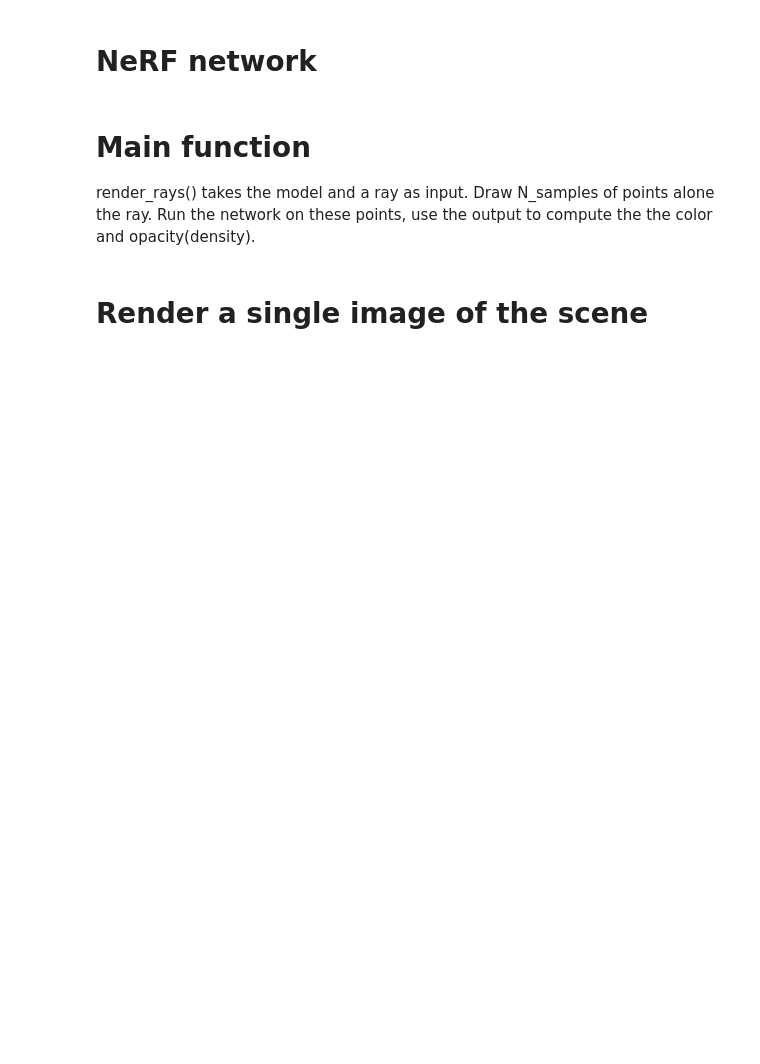
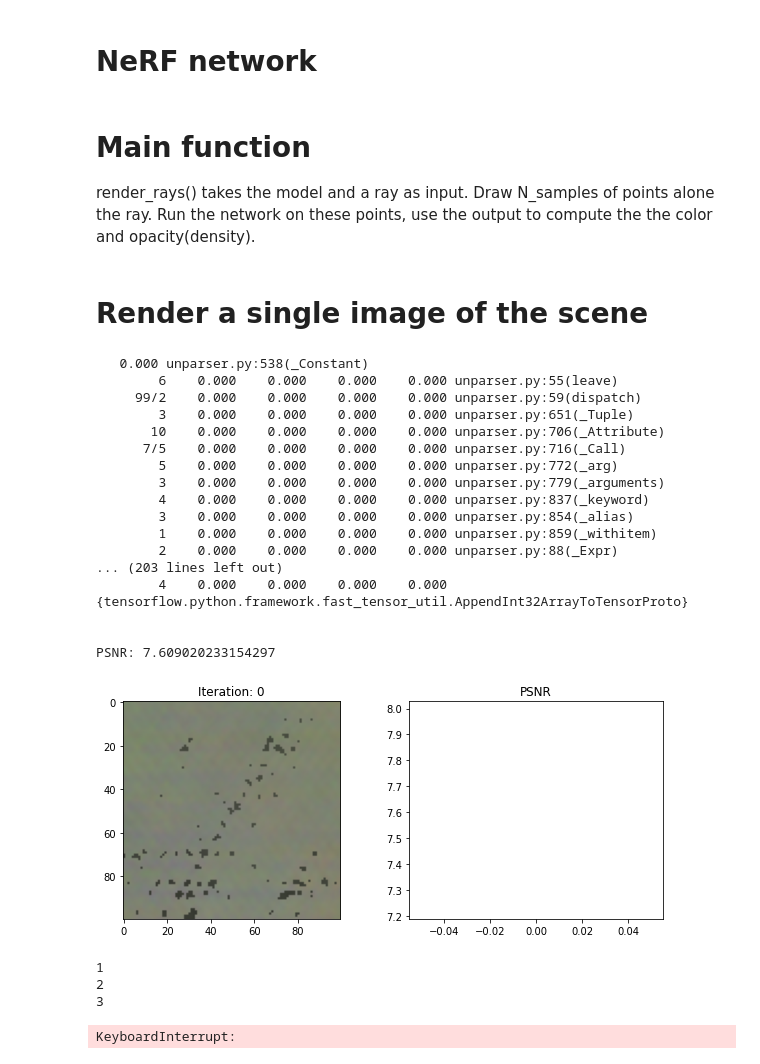
Before and after one commit to Neroro64/nerf, a Jupyter notebook: project.ipynb, the cells around one changed output. Drawn from its saved outputs; the diff is of its cells as text; code cells hidden in the pictures; blank space fills up the shorter version.

Commit message:
Switched to cProfile for profiling the code, added the profile using the default settings

```diff
--- a/project.ipynb
+++ b/project.ipynb
@@ -137,46 +150,74 @@ psnrs = []
 iternums = []
 i_plot = 25
 
-import time
+import time, cProfile, pstats
 t = time.time()
 for i in range(N_iters+1):
-    forwardTime = renderingTime = backPropTime = 0
-
     img_i = np.random.randint(images.shape[0])
     target = images[img_i]
     pose = poses[img_i]
     rays_o, rays_d = get_rays(H, W, focal, pose)
     with tf.GradientTape() as tape:
-        rgb, depth, acc, forwardTime, renderingTime = render_rays(model, rays_o, rays_d, near=2., far=6., N_samples=N_samples, rand=True)
+        rgb, depth, acc = render_rays(model, rays_o, rays_d, near=2., far=6., N_samples=N_samples, rand=True)
+        #rgb, depth, acc = render_rays(model, rays_o, rays_d, near=2., far=6., N_samples=N_samples, rand=True)
+        loss = tf.reduce_mean(tf.square(rgb - target))
 
-    t3 = time.time()
-    loss = tf.reduce_mean(tf.square(rgb - target))
-    gradients = tape.gradient(loss, model.trainable_variables)
+    cProfile.run("gradients = tape.gradient(loss, model.trainable_variables)", "[Profile]backprop")
+    #gradients = tape.gradient(loss, model.trainable_variables)
     optimizer.apply_gradients(zip(gradients, model.trainable_variables))
-    backPropTime = time.time() - t3
 
     if i%i_plot==0:
         print(i, (time.time() - t) / i_plot, 'secs per iter')
         t = time.time()
-        print("Feedforward phase: {}".format(forwardTime))
-        print("Rendering phase: {}".format(renderingTime))
-        print("Optimization phase: {}".format(backPropTime))
+
+        p = pstats.Stats('[Profile]forward')
+        p.strip_dirs().sort_stats('tottime').print_stats(.01)
+
+        p = pstats.Stats('[Profile]rendering')
+        p.strip_dirs().sort_stats('tottime').print_stats(.01)
+
+        p = pstats.Stats('[Profile]backprop')
+        p.strip_dirs().sort_stats('tottime').print_stats(.01)
         # Render the holdout view for logging
+
         rays_o, rays_d = get_rays(H, W, focal, testpose)
         rgb, depth, acc = render_rays(model, rays_o, rays_d, near=2., far=6., N_samples=N_samples)
         loss = tf.reduce_mean(tf.square(rgb - testimg))
         psnr = -10. * tf.math.log(loss) / tf.math.log(10.)
 
         psnrs.append(psnr.numpy())
         iternums.append(i)
         print("PSNR: {}".format(psnr))
         plt.figure(figsize=(10,4))
         plt.subplot(121)
         plt.imshow(rgb)
         plt.title(f'Iteration: {i}')
         plt.subplot(122)
         plt.plot(iternums, psnrs)
         plt.title('PSNR')
-        plt.show()
-
+        #plt.show()
+        plt.savefig("PSNR_default.png")
 print('Done')
+# %% [output]
+   0.000 unparser.py:538(_Constant)
+        6    0.000    0.000    0.000    0.000 unparser.py:55(leave)
+     99/2    0.000    0.000    0.000    0.000 unparser.py:59(dispatch)
+        3    0.000    0.000    0.000    0.000 unparser.py:651(_Tuple)
+       10    0.000    0.000    0.000    0.000 unparser.py:706(_Attribute)
+      7/5    0.000    0.000    0.000    0.000 unparser.py:716(_Call)
+        5    0.000    0.000    0.000    0.000 unparser.py:772(_arg)
+        3    0.000    0.000    0.000    0.000 unparser.py:779(_arguments)
+        4    0.000    0.000    0.000    0.000 unparser.py:837(_keyword)
+        3    0.000    0.000    0.000    0.000 unparser.py:854(_alias)
+        1    0.000    0.000    0.000    0.000 unparser.py:859(_withitem)
+        2    0.000    0.000    0.000    0.000 unparser.py:88(_Expr)
+... (203 lines left out)
+        4    0.000    0.000    0.000    0.000 {tensorflow.python.framework.fast_tensor_util.AppendInt32ArrayToTensorProto}
+
+
+PSNR: 7.609020233154297
+[figure, added]
+1
+2
+3
+KeyboardInterrupt:
```
Also changed, not shown: parts of 4 cells of this notebook, 6 other files.
